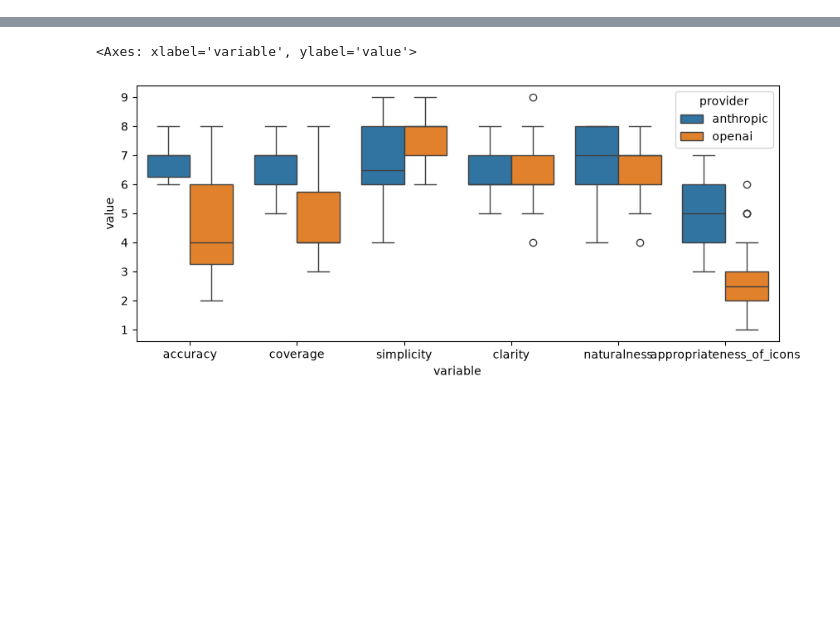
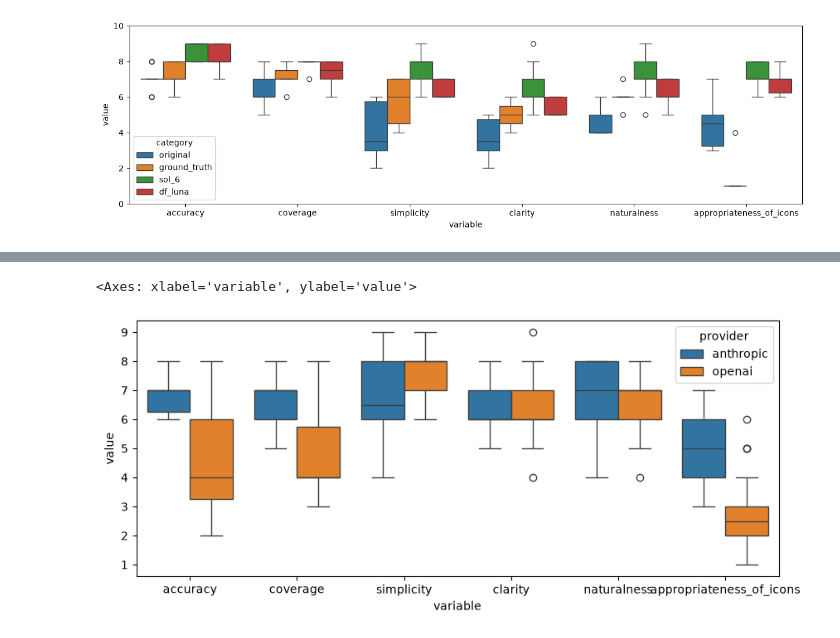
Before and after one commit to isaac-ped/aphasiaFriendly, a Jupyter notebook: analysis/analyze_evaluations.ipynb, the cells around one changed output, grey strips where cells are left out. Cells and saved outputs as stored; diff of their text form; code cells hidden in the pictures; blank space fills up the shorter version.

```diff
--- a/analysis/analyze_evaluations.ipynb
+++ b/analysis/analyze_evaluations.ipynb
@@ -66,0 +169,2 @@ df
+# %%
+df_luna = load_folder("../gpt_6_luna")
@@ -66,0 +239,4 @@ df
+# %%
+combined = plot_compare(original=df_orig, ground_truth=df_ground_truth, sol_6=df_sol_6, df_luna=df_luna)
+# %% [output]
+[figure, added]
```
Also changed, not shown: parts of 32 cells of this notebook, 8 other files.
